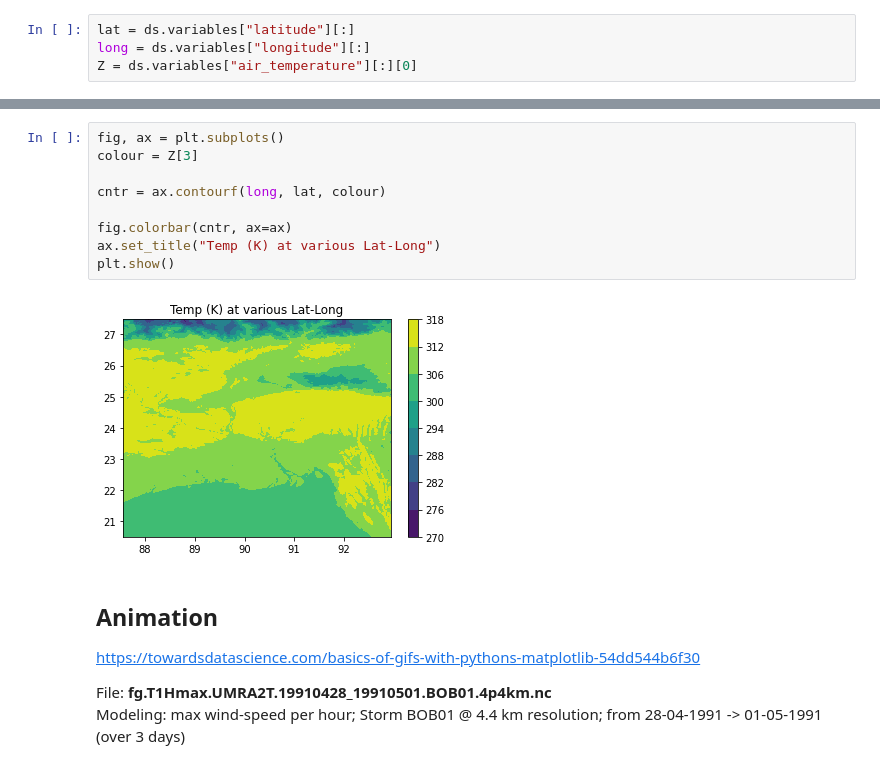
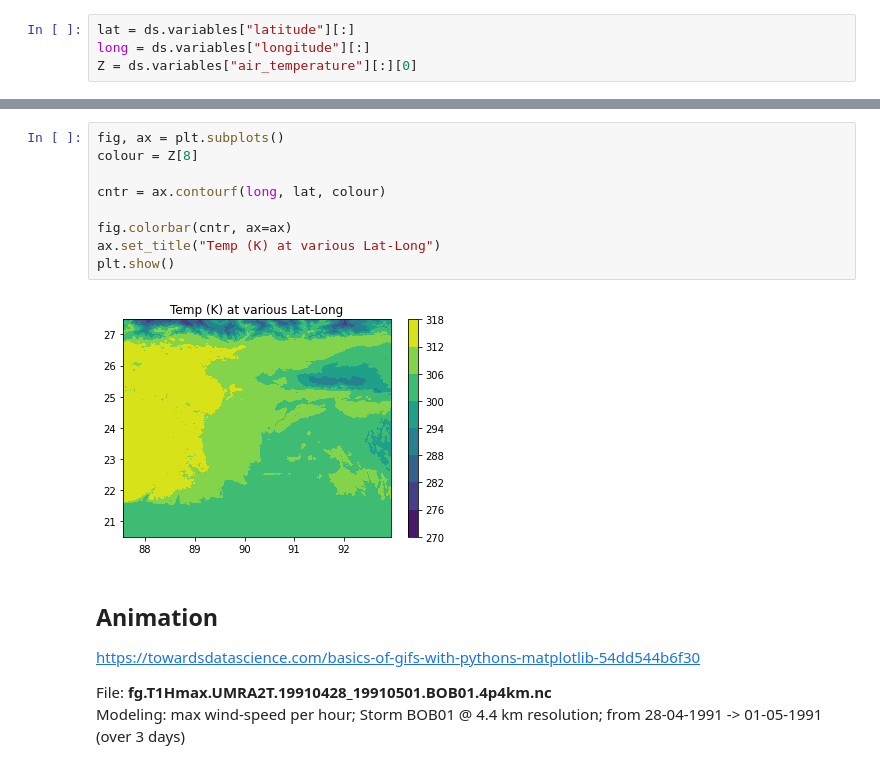
Before and after one commit to br1097/ADS-Coursework, a Jupyter notebook: exploration/basics.ipynb, the cells around one changed output, grey strips where cells are left out. Drawn from its saved outputs; the diff is of its cells as text.

Commit message:
made more visualisation exploration code

```diff
--- a/exploration/basics.ipynb
+++ b/exploration/basics.ipynb
@@ -115,14 +74,14 @@ Lat shape: (518,), Lng shape: (400,)
 # %%
 fig, ax = plt.subplots()
-colour = Z[3]
+colour = Z[8]
 
 cntr = ax.contourf(long, lat, colour)
 
 fig.colorbar(cntr, ax=ax)
 ax.set_title("Temp (K) at various Lat-Long")
 plt.show()
 # %% [output]
-[figure, old version]
+[figure, new version]
 # %% [markdown]
 ## Animation
 https://towardsdatascience.com/basics-of-gifs-with-pythons-matplotlib-54dd544b6f30
```
Also changed, not shown: parts of 8 cells of this notebook, 6 other files.
